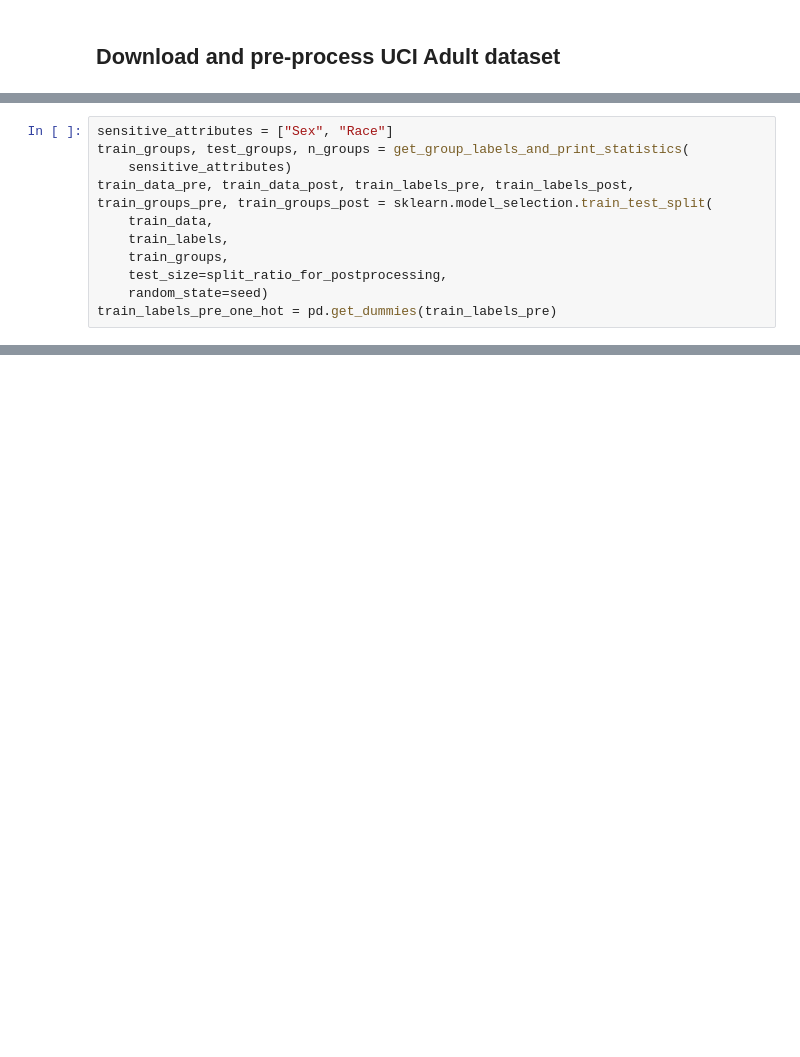
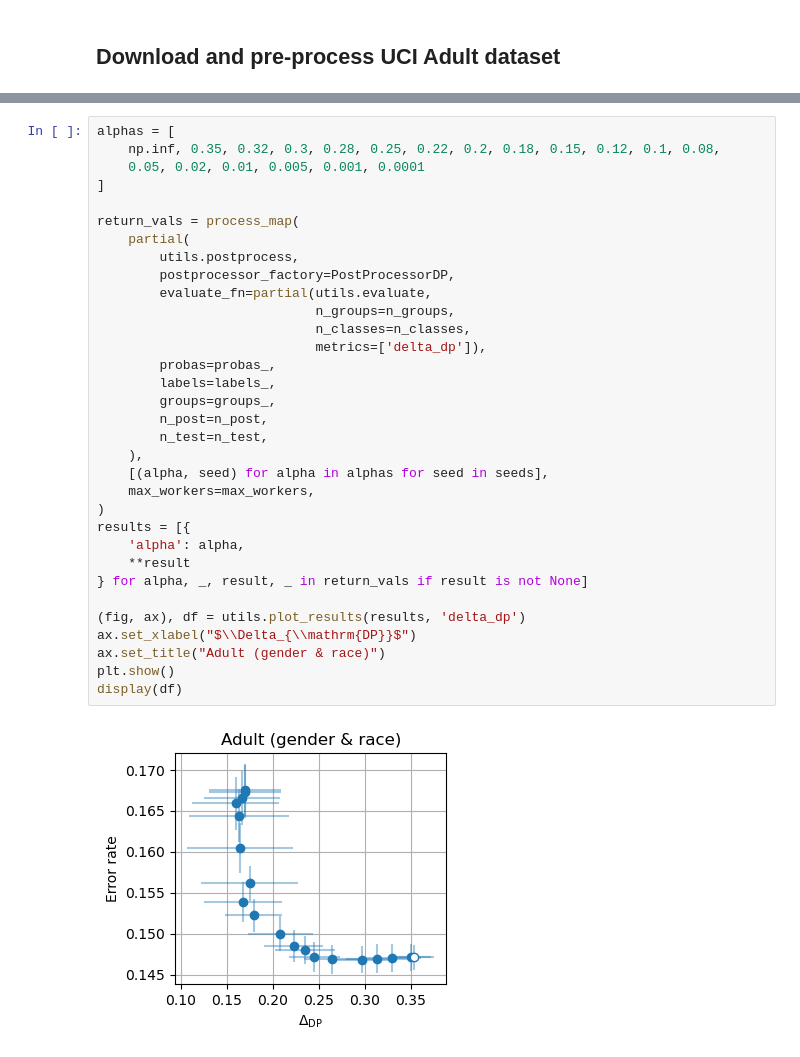
Before and after one commit to rxian/fair-classification, a Jupyter notebook: adult.ipynb, the cells around one changed output, grey strips where cells are left out. Drawn from its saved outputs; the diff is of its cells as text; blank space fills up the shorter version.

```diff
--- a/adult.ipynb
+++ b/adult.ipynb
@@ -386,11 +322,0 @@ With smoothing:
-# %%
-sensitive_attributes = ["Sex", "Race"]
-train_groups, test_groups, n_groups = get_group_labels_and_print_statistics(
-    sensitive_attributes)
-train_data_pre, train_data_post, train_labels_pre, train_labels_post, train_groups_pre, train_groups_post = sklearn.model_selection.train_test_split(
-    train_data,
-    train_labels,
-    train_groups,
-    test_size=split_ratio_for_postprocessing,
-    random_state=seed)
-train_labels_pre_one_hot = pd.get_dummies(train_labels_pre)
@@ -495,0 +362,35 @@ With smoothing:
+# %%
+alphas = [
+    np.inf, 0.35, 0.32, 0.3, 0.28, 0.25, 0.22, 0.2, 0.18, 0.15, 0.12, 0.1, 0.08,
+    0.05, 0.02, 0.01, 0.005, 0.001, 0.0001
+]
+
+return_vals = process_map(
+    partial(
+        utils.postprocess,
+        postprocessor_factory=PostProcessorDP,
+        evaluate_fn=partial(utils.evaluate,
+                            n_groups=n_groups,
+                            n_classes=n_classes,
+                            metrics=['delta_dp']),
+        probas=probas_,
+        labels=labels_,
+        groups=groups_,
+        n_post=n_post,
+        n_test=n_test,
+    ),
+    [(alpha, seed) for alpha in alphas for seed in seeds],
+    max_workers=max_workers,
+)
+results = [{
+    'alpha': alpha,
+    **result
+} for alpha, _, result, _ in return_vals if result is not None]
+
+(fig, ax), df = utils.plot_results(results, 'delta_dp')
+ax.set_xlabel("$\\Delta_{\\mathrm{DP}}$")
+ax.set_title("Adult (gender & race)")
+plt.show()
+display(df)
+# %% [output]
+[figure, added]
```
Also changed, not shown: parts of 24 cells of this notebook, 6 other files.
